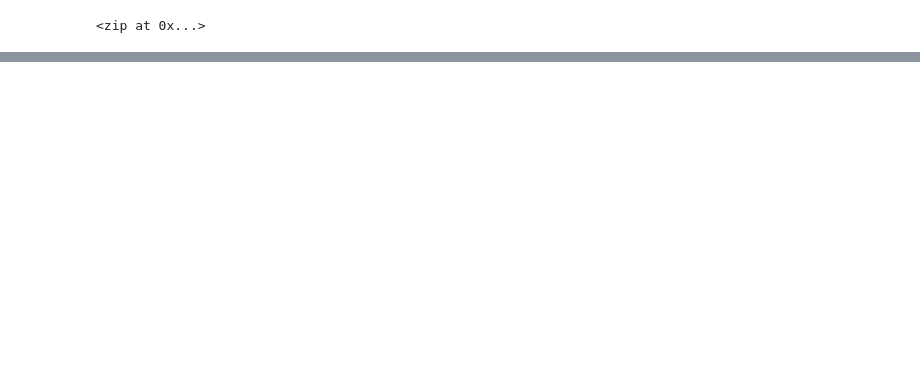
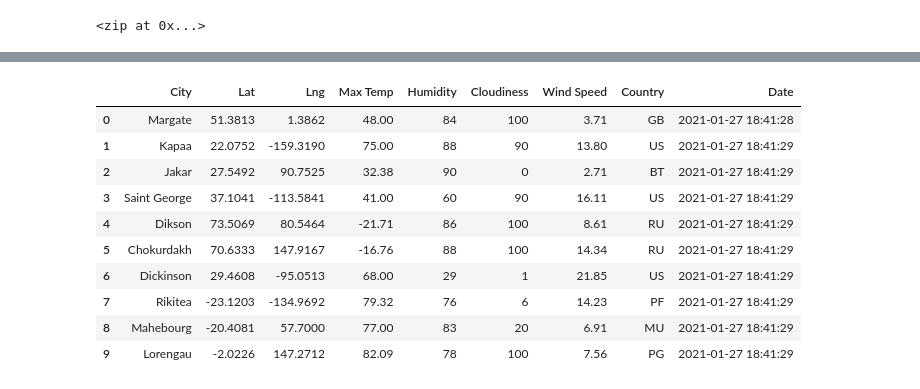
Before and after one commit to brian-mcrae/World_Weather_Analysis, a Jupyter notebook: WeatherPy.ipynb, the cells around one changed output, grey strips where cells are left out. Cells and saved outputs as stored; diff of their text form; code cells hidden in the pictures; blank space fills up the shorter version.

Commit message:
Created cities real-time weather DataFrame

```diff
--- a/WeatherPy.ipynb
+++ b/WeatherPy.ipynb
@@ -56,0 +65,7 @@ len(cities)
+# %%
+# Starting URL for Weather Map API Call.
+url = "http://api.openweathermap.org/data/2.5/weather?units=Imperial&APPID=" + weather_api_keys
+print(url)
+# Create an endpoint URL for a city.
+city_url = url + "&q=" + "Boston"
+print(city_url)
@@ -56,0 +124,5 @@ len(cities)
+# %%
+# Create an endpoint URL for a city.
+city_url = url + "&q=" + "Boston"
+city_weather = requests.get(city_url)
+city_weather.json()
@@ -56,0 +258,16 @@ len(cities)
+# %%
+# Convert the array of dictionaries to a Pandas DataFrame.
+city_data_df = pd.DataFrame(city_data)
+city_data_df.head(10)
+# %% [output]
+|  | City | Lat | Lng | Max Temp | Humidity | Cloudiness | Wind Speed | Country | Date |
+| 0 | Margate | 51.3813 | 1.3862 | 48.00 | 84 | 100 | 3.71 | GB | 2021-01-27 18:41:28 |
+| 1 | Kapaa | 22.0752 | -159.3190 | 75.00 | 88 | 90 | 13.80 | US | 2021-01-27 18:41:29 |
+| 2 | Jakar | 27.5492 | 90.7525 | 32.38 | 90 | 0 | 2.71 | BT | 2021-01-27 18:41:29 |
+| 3 | Saint George | 37.1041 | -113.5841 | 41.00 | 60 | 90 | 16.11 | US | 2021-01-27 18:41:29 |
+| 4 | Dikson | 73.5069 | 80.5464 | -21.71 | 86 | 100 | 8.61 | RU | 2021-01-27 18:41:29 |
+| 5 | Chokurdakh | 70.6333 | 147.9167 | -16.76 | 88 | 100 | 14.34 | RU | 2021-01-27 18:41:29 |
+| 6 | Dickinson | 29.4608 | -95.0513 | 68.00 | 29 | 1 | 21.85 | US | 2021-01-27 18:41:29 |
+| 7 | Rikitea | -23.1203 | -134.9692 | 79.32 | 76 | 6 | 14.23 | PF | 2021-01-27 18:41:29 |
+| 8 | Mahebourg | -20.4081 | 57.7000 | 77.00 | 83 | 20 | 6.91 | MU | 2021-01-27 18:41:29 |
+| 9 | Lorengau | -2.0226 | 147.2712 | 82.09 | 78 | 100 | 7.56 | PG | 2021-01-27 18:41:29 |
```
Also changed, not shown: parts of 19 cells of this notebook, 2 other files.
